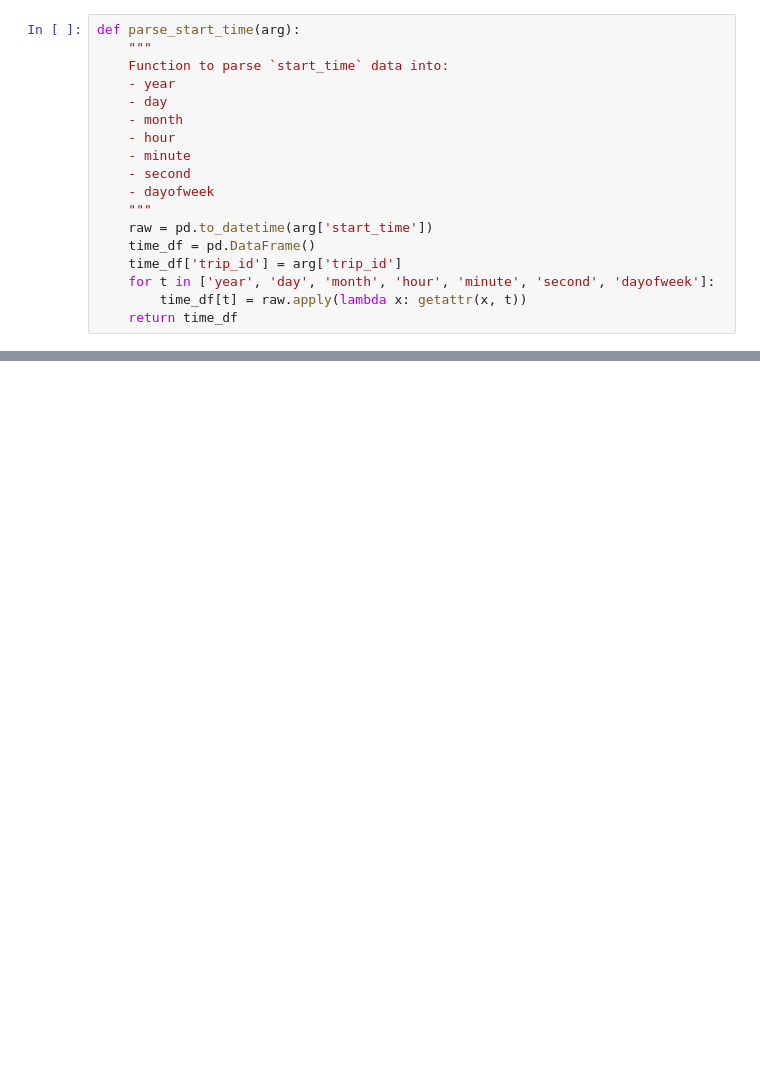
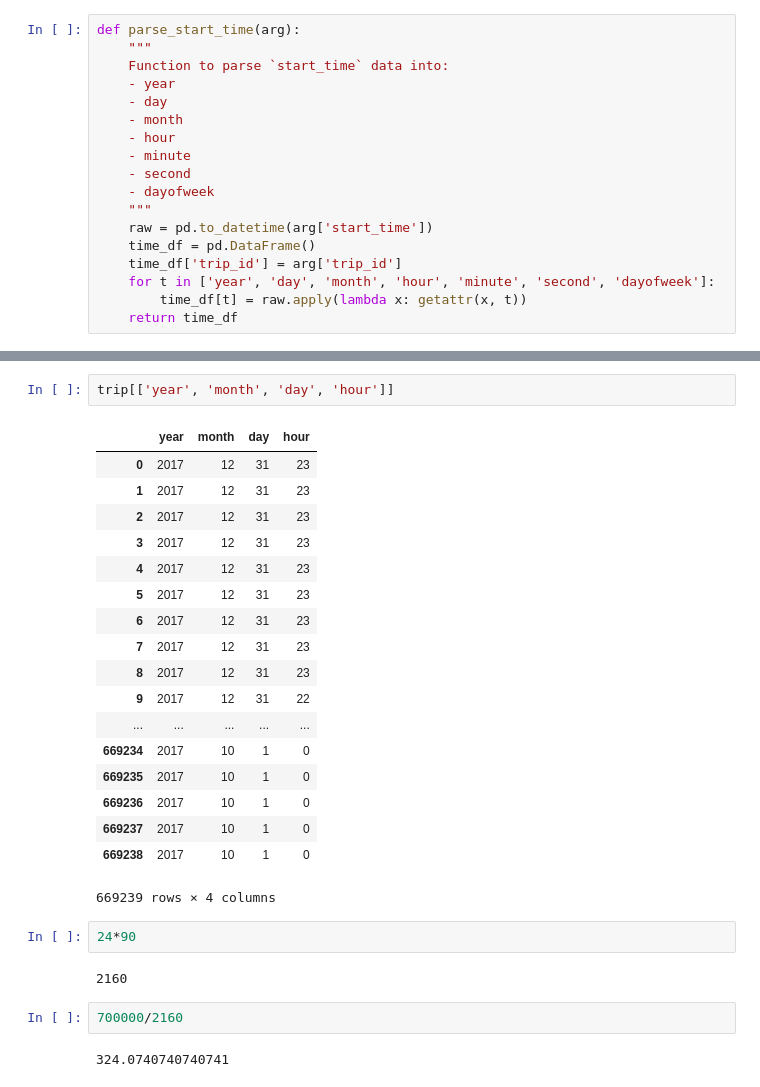
Before and after one commit to mohanliu/divvy-chicago-data, a Jupyter notebook: preprocessing.ipynb, the cells around one changed output, grey strips where cells are left out. Cells and saved outputs as stored; diff of their text form; blank space fills up the shorter version.

```diff
--- a/preprocessing.ipynb
+++ b/preprocessing.ipynb
@@ -99,0 +148,29 @@ Data saved to feather file! 37.89 seconds
+# %%
+trip[['year', 'month', 'day', 'hour']]
+# %% [output]
+|  | year | month | day | hour |
+| 0 | 2017 | 12 | 31 | 23 |
+| 1 | 2017 | 12 | 31 | 23 |
+| 2 | 2017 | 12 | 31 | 23 |
+| 3 | 2017 | 12 | 31 | 23 |
+| 4 | 2017 | 12 | 31 | 23 |
+| 5 | 2017 | 12 | 31 | 23 |
+| 6 | 2017 | 12 | 31 | 23 |
+| 7 | 2017 | 12 | 31 | 23 |
+| 8 | 2017 | 12 | 31 | 23 |
+| 9 | 2017 | 12 | 31 | 22 |
+| ... | ... | ... | ... | ... |
+| 669234 | 2017 | 10 | 1 | 0 |
+| 669235 | 2017 | 10 | 1 | 0 |
+| 669236 | 2017 | 10 | 1 | 0 |
+| 669237 | 2017 | 10 | 1 | 0 |
+| 669238 | 2017 | 10 | 1 | 0 |
+669239 rows × 4 columns
+# %%
+24*90
+# %% [output]
+2160
+# %%
+700000/2160
+# %% [output]
+324.0740740740741
```
Also changed, not shown: parts of 7 cells of this notebook.
